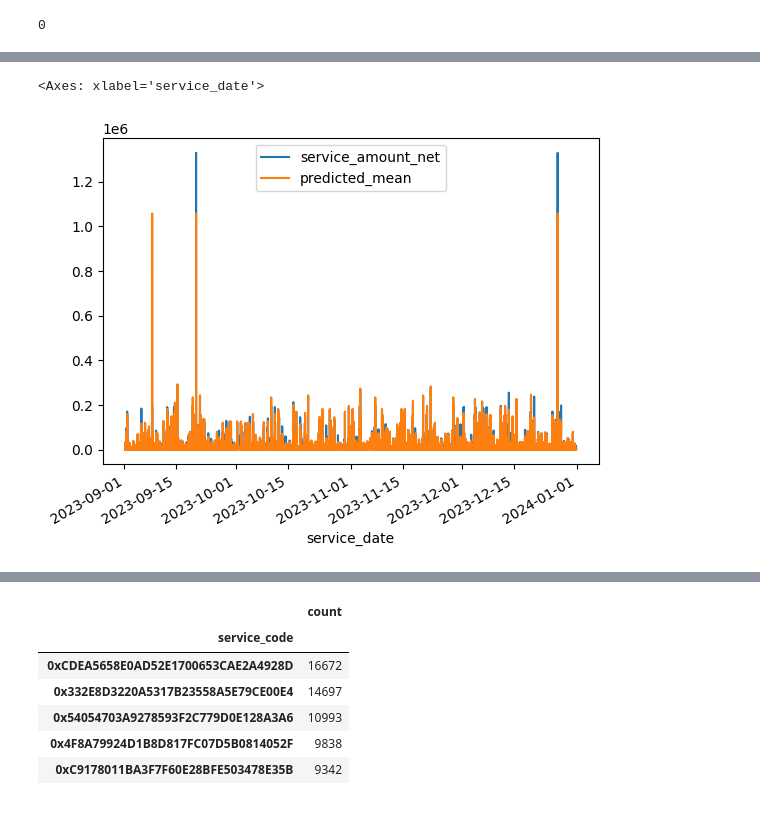
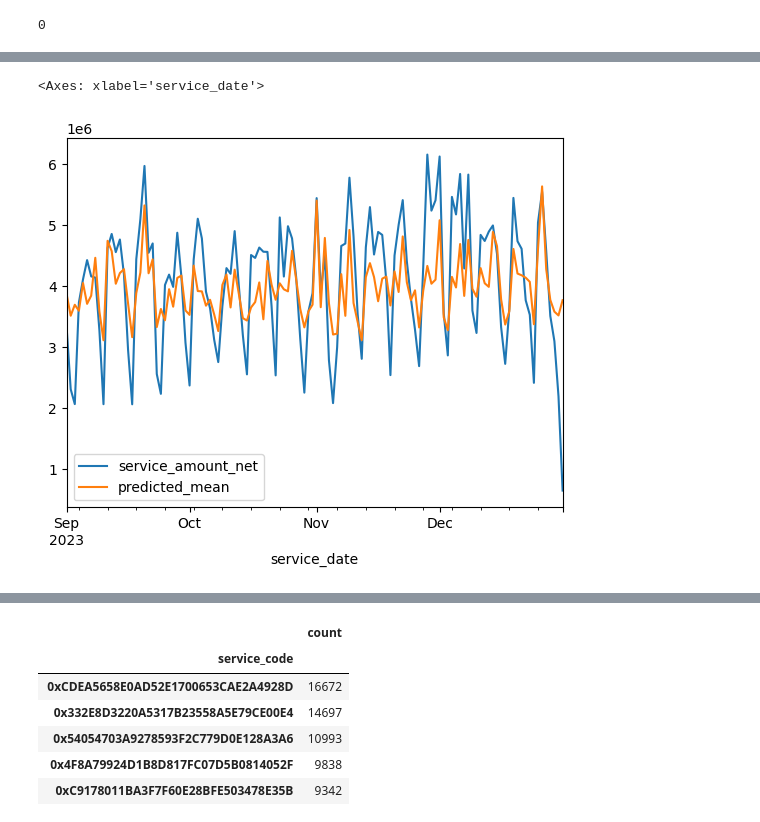
Before and after one commit to CCCXIV314/Sber, a Jupyter notebook: Sber_data_research.ipynb, the cells around one changed output, grey strips where cells are left out. Saved outputs shown, nothing was run; the diff lists cells and outputs as text; code cells hidden in the pictures.

```diff
--- a/Sber_data_research.ipynb
+++ b/Sber_data_research.ipynb
@@ -456,0 +480,15 @@ data_linear.head()
+# %%
+aggregated_data = data_linear.resample('H').agg({
+    'service_amount_net': 'sum',
+    'is_hospital': 'sum',
+    'weekday_name': 'first',
+    'weekends': 'first',
+    'holidays': 'first',
+    'service_code_mean': 'mean',
+    'delta_seconds': 'mean',
+    'correction_count': 'sum',
+    'amount_std': 'mean',
+    'service_date_month': 'first',
+    'date': 'first'
+})
+aggregated_data
@@ -456,0 +527,15 @@ data_linear.head()
+# %%
+#день недели
+from datetime import datetime
+import numpy as np
+days_ru = {
+    0: "ПН",
+    1: "ВТ",
+    2: "СР",
+    3: "ЧТ",
+    4: "ПТ",
+    5: "СБ",
+    6: "ВС"
+}
+aggregated_data['weekday_name'] = np.vectorize(lambda x: days_ru[x.weekday()])(aggregated_data['date'])
+aggregated_data.head()
@@ -516,0 +595,3 @@ ValueError: cannot reindex on an axis with duplicate labels
+# %%
+aggregated_data = aggregated_data.asfreq('D')
+aggregated_data.asfreq('D')
@@ -529,45 +636,45 @@ data_linear.head()
 # %%
-unique_months = data_linear['service_date_month'].unique()
+unique_months = aggregated_data['service_date_month'].unique()
 
 train_months = unique_months[:20]
 test_months = unique_months[-4:]
 
-X_train = data_linear[data_linear['service_date_month'].isin(train_months)]
-X_test = data_linear[data_linear['service_date_month'].isin(test_months)]
+X_train = aggregated_data[aggregated_data['service_date_month'].isin(train_months)]
+X_test = aggregated_data[aggregated_data['service_date_month'].isin(test_months)]
 
 X_train.drop(columns=['service_date_month'])
 X_test.drop(columns=['service_date_month'])
 
 y_train = X_train['service_amount_net']
 y_test = X_test['service_amount_net']
 
 X_train_ex=X_train[['service_code_mean', ]]
 X_test_ex=X_test[['service_code_mean']]
 
 #'year', 'month', 'hour', 'day', 'weekday_name', 'weekends',  'holidays',  'patient_id', 'service_code', 'service_name', 'is_hospital','delta_seconds', , 'service_name'
 
 sd = StandardScaler()
 X_train_ex = sd.fit_transform(X_train_ex)
 X_test_ex = sd.transform(X_test_ex)
 
 mod = SARIMAX(y_train,
               exog=X_train_ex,
               order=(1,1,1),
               ) # season_order=(2,1,1,3)
 
 res = mod.fit()
 
 start = len(X_train)
 end = len(X_train) + len(X_test) - 1
 prediction = res.predict(start, end, exog=X_test_ex)
 
 prediction.index = X_test.index
 
 ax = X_test['service_amount_net'].plot(legend=True)
 prediction.plot(legend=True, ax=ax)
 # %% [output]
 <Axes: xlabel='service_date'>
-[figure, old version]
+[figure, new version]
 # %%
 (prediction.values < 0).sum()
 # %% [output]
```
Also changed, not shown: parts of 15 cells of this notebook.
